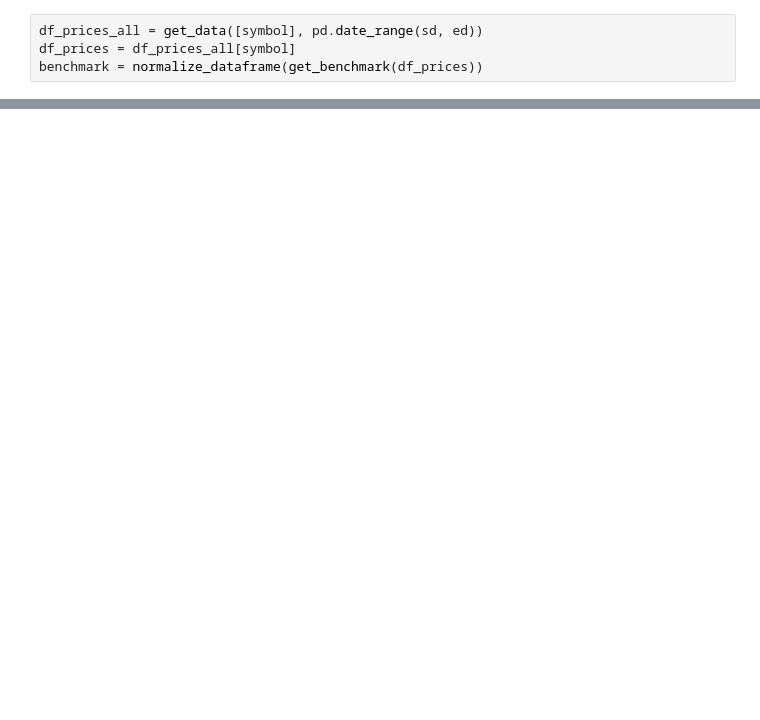
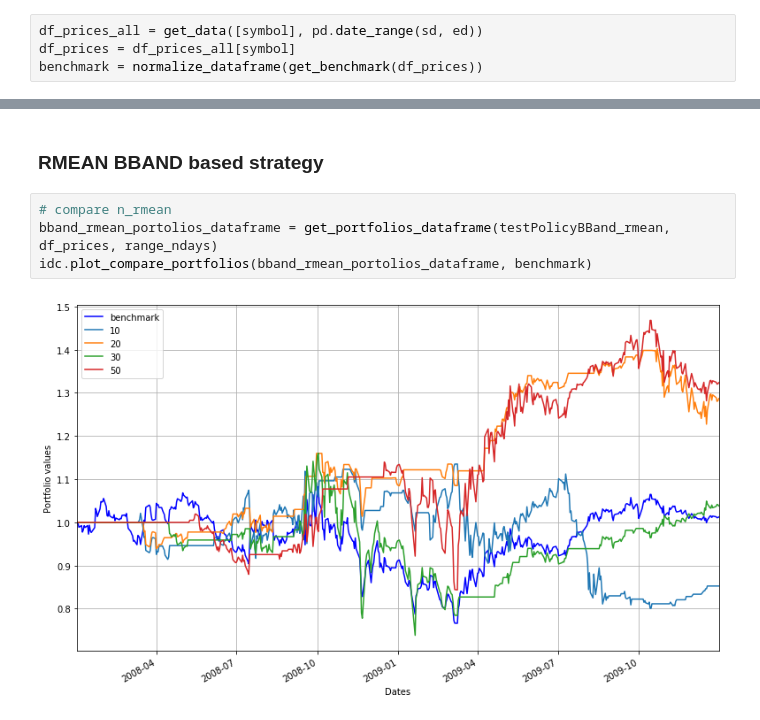
Before and after one commit to AlexisDrch/Trading-Strategy, a Jupyter notebook: src/ManualStrategy.ipynb, the cells around one changed output, grey strips where cells are left out. Drawn from its saved outputs; the diff is of its cells as text; blank space fills up the shorter version.

```diff
--- a/src/ManualStrategy.ipynb
+++ b/src/ManualStrategy.ipynb
@@ -178,0 +259,8 @@ idc.plot_strategy(df_prices, df_portval_bband, benchmark, bband, 'bband', df_buy
+# %% [markdown]
+### RMEAN BBAND based strategy
+# %%
+# compare n_rmean
+bband_rmean_portolios_dataframe = get_portfolios_dataframe(testPolicyBBand_rmean, df_prices, range_ndays)
+idc.plot_compare_portfolios(bband_rmean_portolios_dataframe, benchmark)
+# %% [output]
+[figure, added]
```
Also changed, not shown: parts of 20 cells of this notebook.
